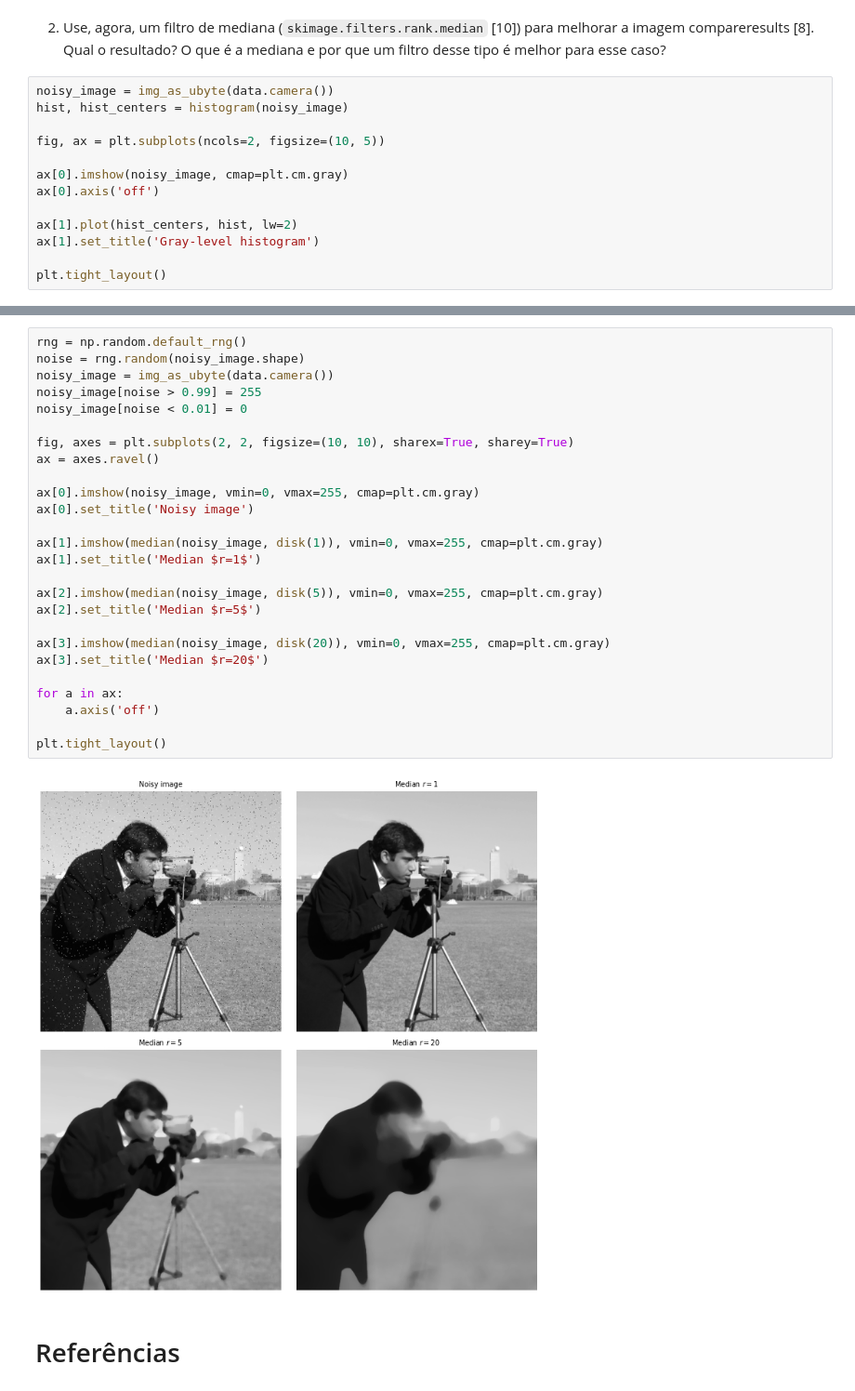
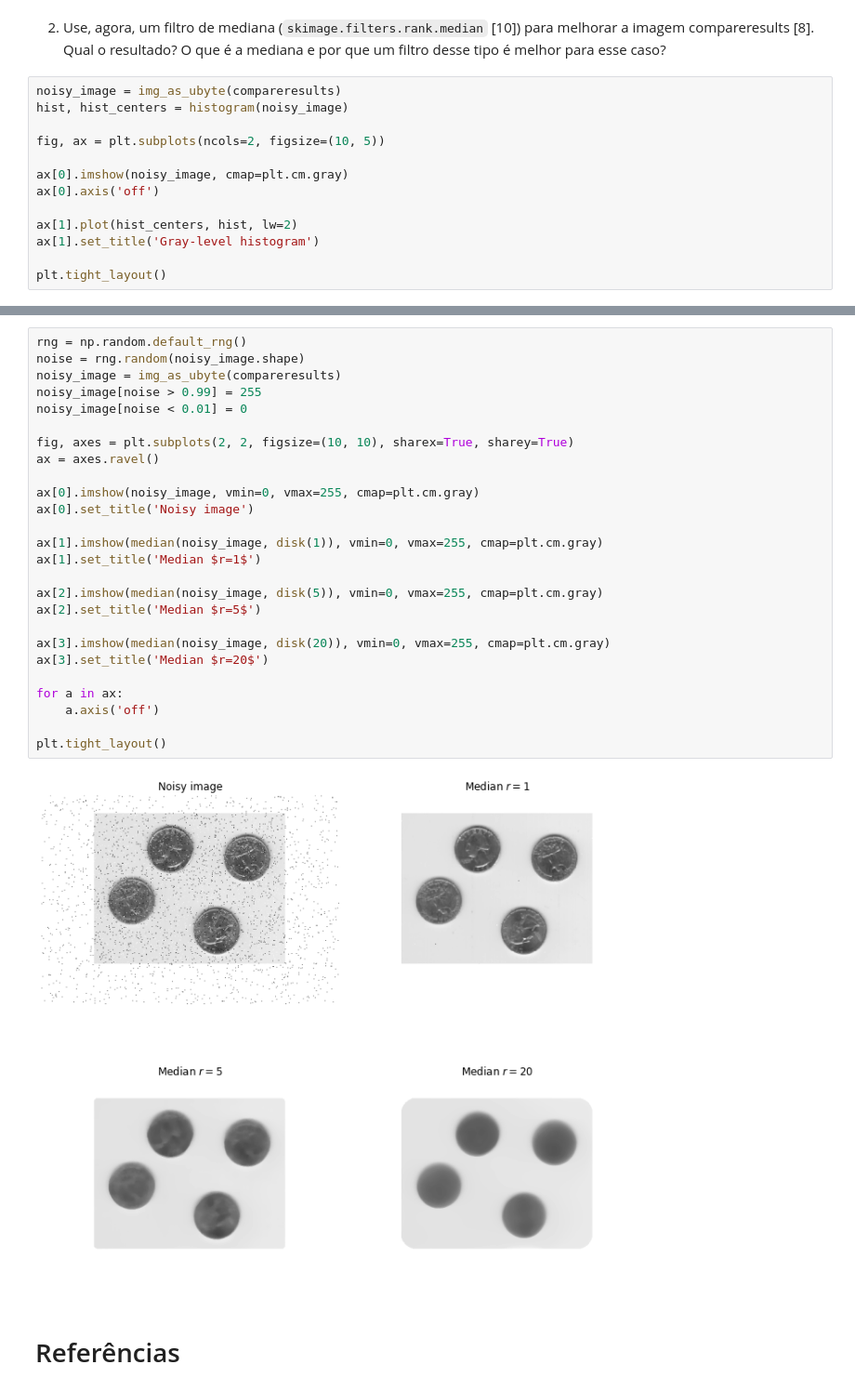
Before and after one commit to victoriafabris/disciplina-dsp-audio-video, a Jupyter notebook: atividade7/atividade_7.ipynb, the cells around one changed output, grey strips where cells are left out. Shown at 93% size. Cells and saved outputs as stored; diff of their text form.

```diff
--- a/atividade7/atividade_7.ipynb
+++ b/atividade7/atividade_7.ipynb
@@ -246,7 +253,7 @@ plt.show()
 # %% [markdown]
 2. Use, agora, um filtro de mediana (`skimage.filters.rank.median` [10]) para melhorar a imagem compareresults [8]. Qual o resultado? O que é a mediana e por que um filtro desse tipo é melhor para esse caso?
 # %%
-noisy_image = img_as_ubyte(data.camera())
+noisy_image = img_as_ubyte(compareresults)
 hist, hist_centers = histogram(noisy_image)
 
 fig, ax = plt.subplots(ncols=2, figsize=(10, 5))
@@ -263,31 +270,31 @@ plt.tight_layout()
 # %%
 rng = np.random.default_rng()
 noise = rng.random(noisy_image.shape)
-noisy_image = img_as_ubyte(data.camera())
+noisy_image = img_as_ubyte(compareresults)
 noisy_image[noise > 0.99] = 255
 noisy_image[noise < 0.01] = 0
 
 fig, axes = plt.subplots(2, 2, figsize=(10, 10), sharex=True, sharey=True)
 ax = axes.ravel()
 
 ax[0].imshow(noisy_image, vmin=0, vmax=255, cmap=plt.cm.gray)
 ax[0].set_title('Noisy image')
 
 ax[1].imshow(median(noisy_image, disk(1)), vmin=0, vmax=255, cmap=plt.cm.gray)
 ax[1].set_title('Median $r=1$')
 
 ax[2].imshow(median(noisy_image, disk(5)), vmin=0, vmax=255, cmap=plt.cm.gray)
 ax[2].set_title('Median $r=5$')
 
 ax[3].imshow(median(noisy_image, disk(20)), vmin=0, vmax=255, cmap=plt.cm.gray)
 ax[3].set_title('Median $r=20$')
 
 for a in ax:
     a.axis('off')
 
 plt.tight_layout()
 # %% [output]
-[figure, old version]
+[figure, new version]
 # %% [markdown]
 # Referências
 # %% [markdown]
```
Also changed, not shown: parts of 9 cells of this notebook.
